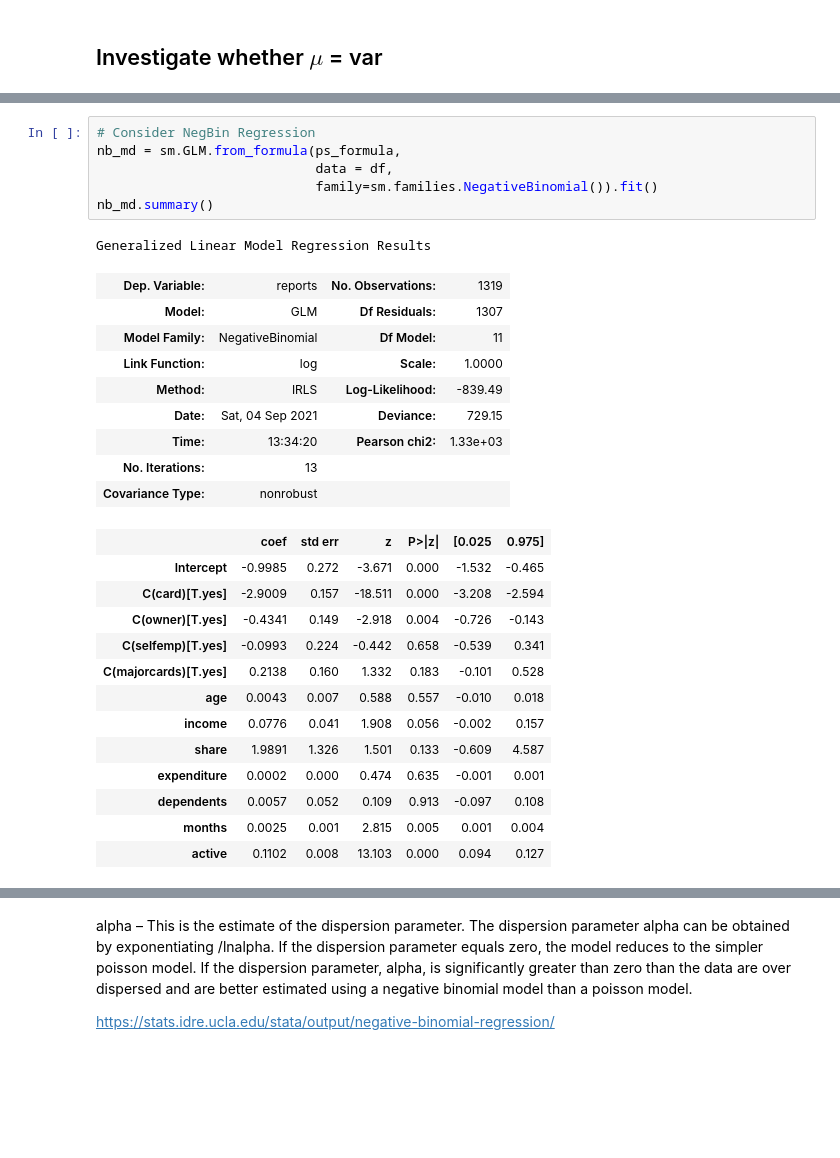
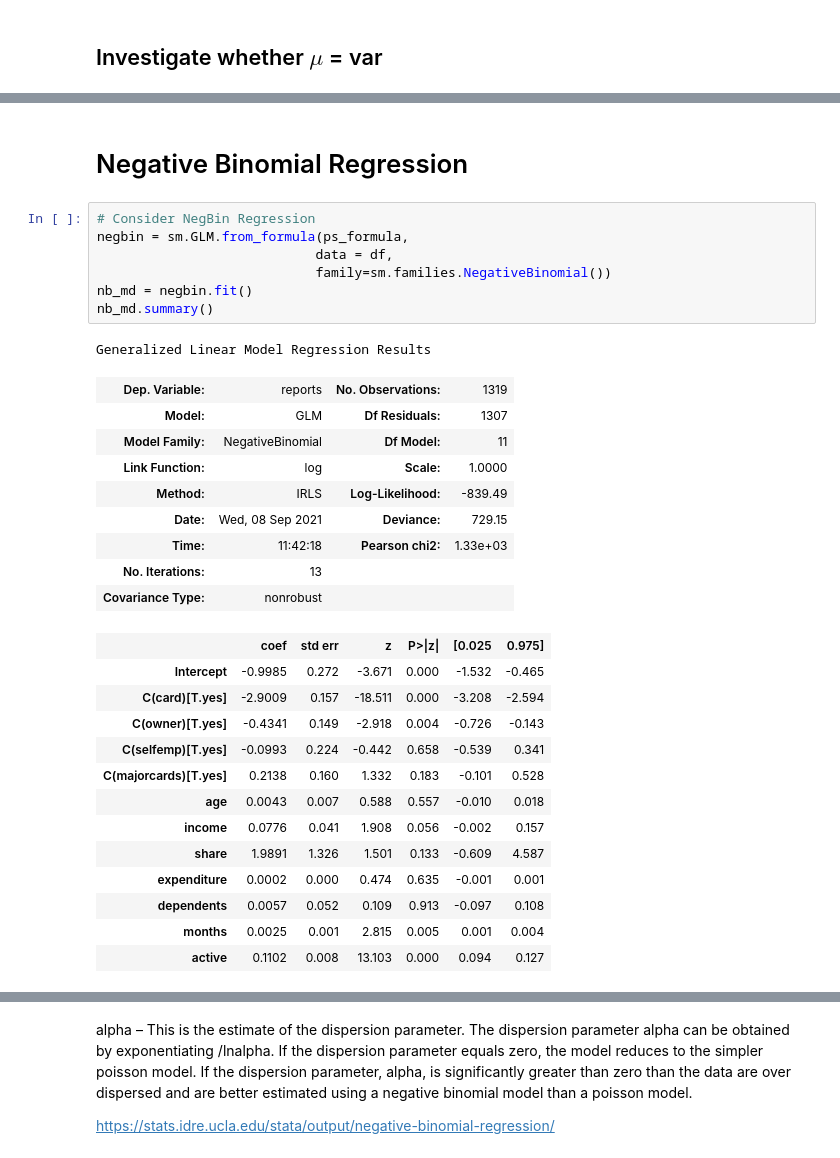
Before and after one commit to jamestang7/STATS504, a Jupyter notebook: stats504hw1.ipynb, the cells around one changed output, grey strips where cells are left out. Drawn from its saved outputs; the diff is of its cells as text; blank space fills up the shorter version.

```diff
--- a/stats504hw1.ipynb
+++ b/stats504hw1.ipynb
@@ -337,18 +388,21 @@ plt.axline((0, 0), (1, 1), linewidth=2, color='r')
+# %% [markdown]
+# Negative Binomial Regression
 # %%
 # Consider NegBin Regression
-nb_md = sm.GLM.from_formula(ps_formula,
+negbin = sm.GLM.from_formula(ps_formula,
                             data = df,
-                            family=sm.families.NegativeBinomial()).fit()
+                            family=sm.families.NegativeBinomial())
+nb_md = negbin.fit()
 nb_md.summary()
 # %% [output]
 Generalized Linear Model Regression Results
 | Dep. Variable: | reports | No. Observations: | 1319 |
 | Model: | GLM | Df Residuals: | 1307 |
 | Model Family: | NegativeBinomial | Df Model: | 11 |
 | Link Function: | log | Scale: | 1.0000 |
 | Method: | IRLS | Log-Likelihood: | -839.49 |
-| Date: | Sat, 04 Sep 2021 | Deviance: | 729.15 |
-| Time: | 13:34:20 | Pearson chi2: | 1.33e+03 |
+| Date: | Wed, 08 Sep 2021 | Deviance: | 729.15 |
+| Time: | 11:42:18 | Pearson chi2: | 1.33e+03 |
 | No. Iterations: | 13 |  |  |
 | Covariance Type: | nonrobust |  |  |
 |  | coef | std err | z | P>|z| | [0.025 | 0.975] |
```
Also changed, not shown: parts of 17 cells of this notebook.
